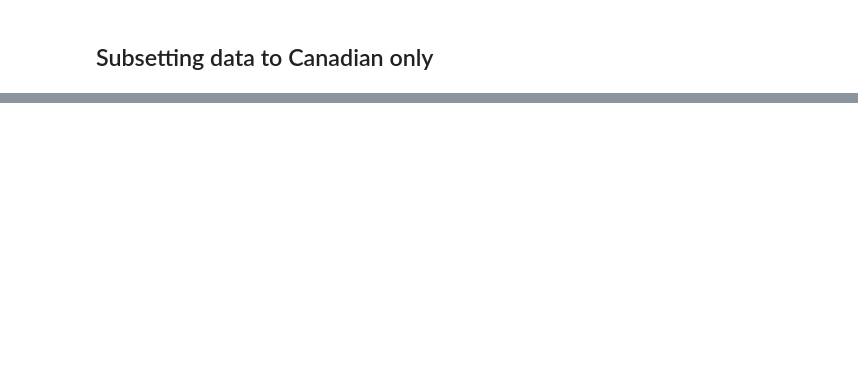
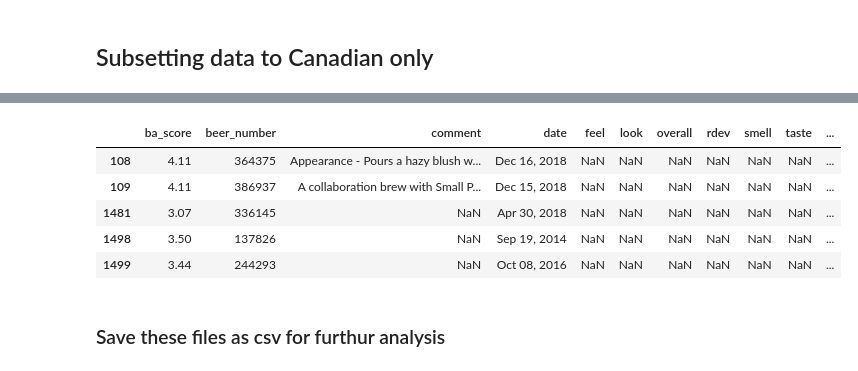
Before and after one commit to zongqi-wang/Beeradvocate_comment_analysis, a Jupyter notebook: Cedric/1. Cleaning Data.ipynb, the cells around one changed output, grey strips where cells are left out. Saved outputs shown, nothing was run; the diff lists cells and outputs as text; code cells hidden in the pictures; blank space fills up the shorter version.

```diff
--- a/Cedric/1. Cleaning Data.ipynb
+++ b/Cedric/1. Cleaning Data.ipynb
@@ -72,4 +82,6 @@ Name: comment, dtype: object
 # %% [markdown]
 #### There are evidently still some html tags left in the comments. We shell remove that
 # %%
-comments['comment'] = comments['comment'].str.replace('<br>\n',' ')
+comments['comment'] = comments['comment'].str.replace('<[^>]*>',' ')
+comments['comment'] = comments['comment'].str.replace('\\n',' ')
+comments['comment'] = comments['comment'].str.replace('(\\xa0.*characters)',' ')
@@ -76,2 +101,5 @@ comments['comment'] = comments['comment'].str.replace('<br>\n',' ')
 # %% [markdown]
 ## Subsetting data to Canadian only
+# %%
+can_brew = brew[brew['country'] == 'Canada']
+can_brew.head()
@@ -77,0 +113,3 @@ comments['comment'] = comments['comment'].str.replace('<br>\n',' ')
+# %%
+can_beer = beer[beer['brewery_number'].isin(can_brew['brewery_number'])]
+can_beer.head()
@@ -77,0 +123,12 @@ comments['comment'] = comments['comment'].str.replace('<br>\n',' ')
+# %%
+can_reviews = comments[comments['beer_number'].isin(can_beer['beer_number'])]
+can_reviews.head()
+# %% [output]
+|  | ba_score | beer_number | comment | date | feel | look | overall | rdev | smell | taste | ... |
+| 108 | 4.11 | 364375 | Appearance - Pours a hazy blush w... | Dec 16, 2018 | NaN | NaN | NaN | NaN | NaN | NaN | ... |
+| 109 | 4.11 | 386937 | A collaboration brew with Small P... | Dec 15, 2018 | NaN | NaN | NaN | NaN | NaN | NaN | ... |
+| 1481 | 3.07 | 336145 | NaN | Apr 30, 2018 | NaN | NaN | NaN | NaN | NaN | NaN | ... |
+| 1498 | 3.50 | 137826 | NaN | Sep 19, 2014 | NaN | NaN | NaN | NaN | NaN | NaN | ... |
+| 1499 | 3.44 | 244293 | NaN | Oct 08, 2016 | NaN | NaN | NaN | NaN | NaN | NaN | ... |
+# %% [markdown]
+### Save these files as csv for furthur analysis
```
Also changed, not shown: parts of 19 cells of this notebook.
